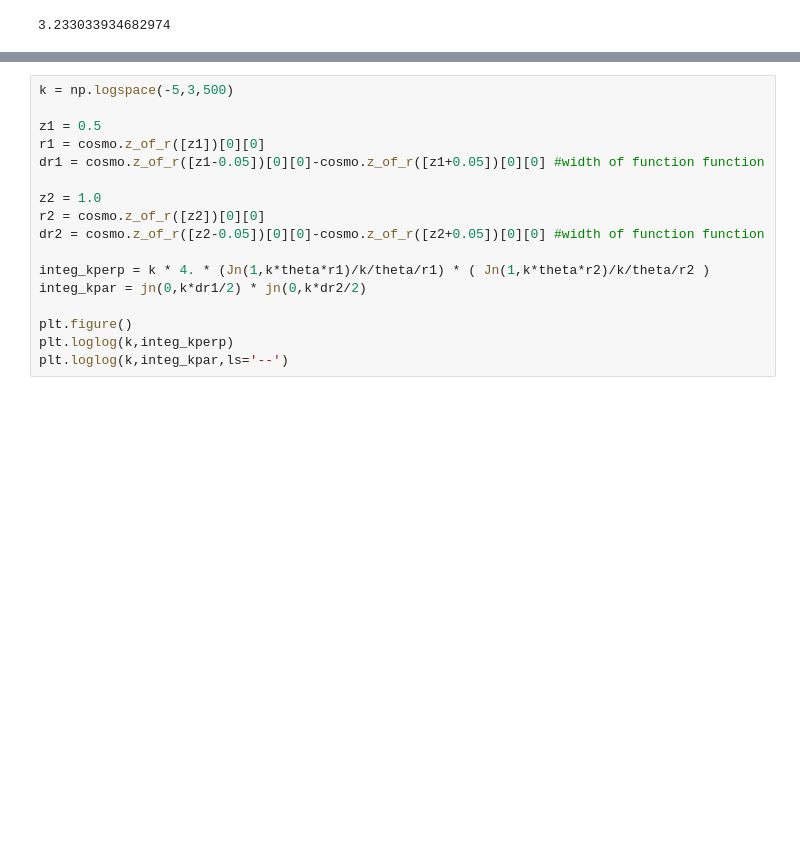
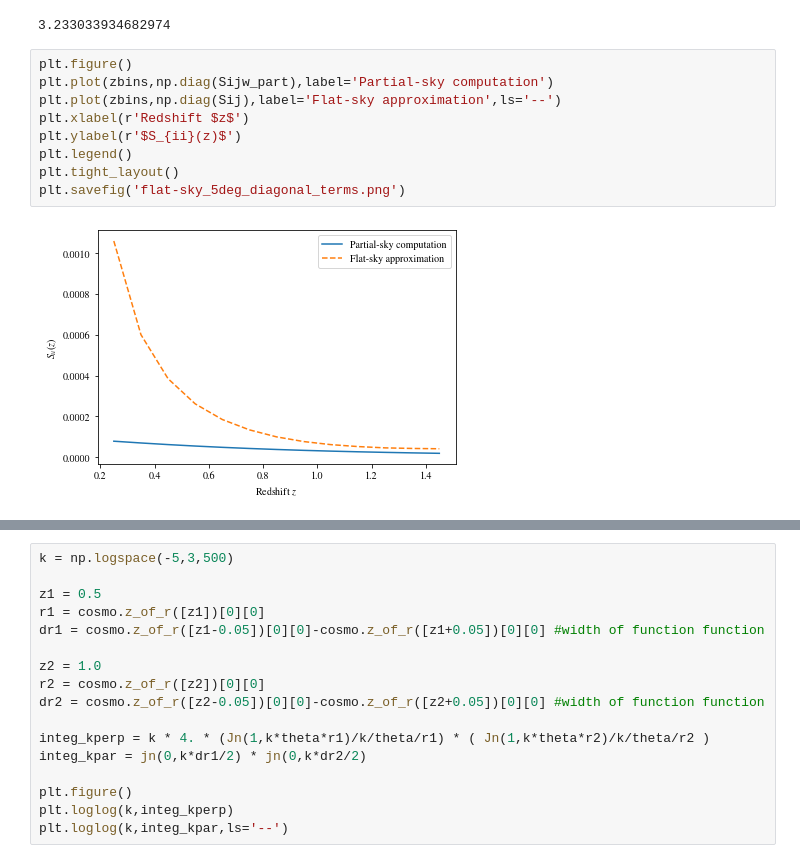
Before and after one commit to fabienlacasa/PySSC, a Jupyter notebook: Partsky_examples.ipynb, the cells around one changed output, grey strips where cells are left out. Drawn from its saved outputs; the diff is of its cells as text; blank space fills up the shorter version.

```diff
--- a/Partsky_examples.ipynb
+++ b/Partsky_examples.ipynb
@@ -983,3 +995,14 @@ fig.savefig('flat-sky_5deg.png')
 np.mean((np.diag(Sij)-np.diag(Sijw_part))/np.diag(Sijw_part))
 # %% [output]
 3.233033934682974
+# %%
+plt.figure()
+plt.plot(zbins,np.diag(Sijw_part),label='Partial-sky computation')
+plt.plot(zbins,np.diag(Sij),label='Flat-sky approximation',ls='--')
+plt.xlabel(r'Redshift $z$')
+plt.ylabel(r'$S_{ii}(z)$')
+plt.legend()
+plt.tight_layout()
+plt.savefig('flat-sky_5deg_diagonal_terms.png')
+# %% [output]
+[figure, added]
```
Also changed, not shown: parts of 6 cells of this notebook, 1 other file.
